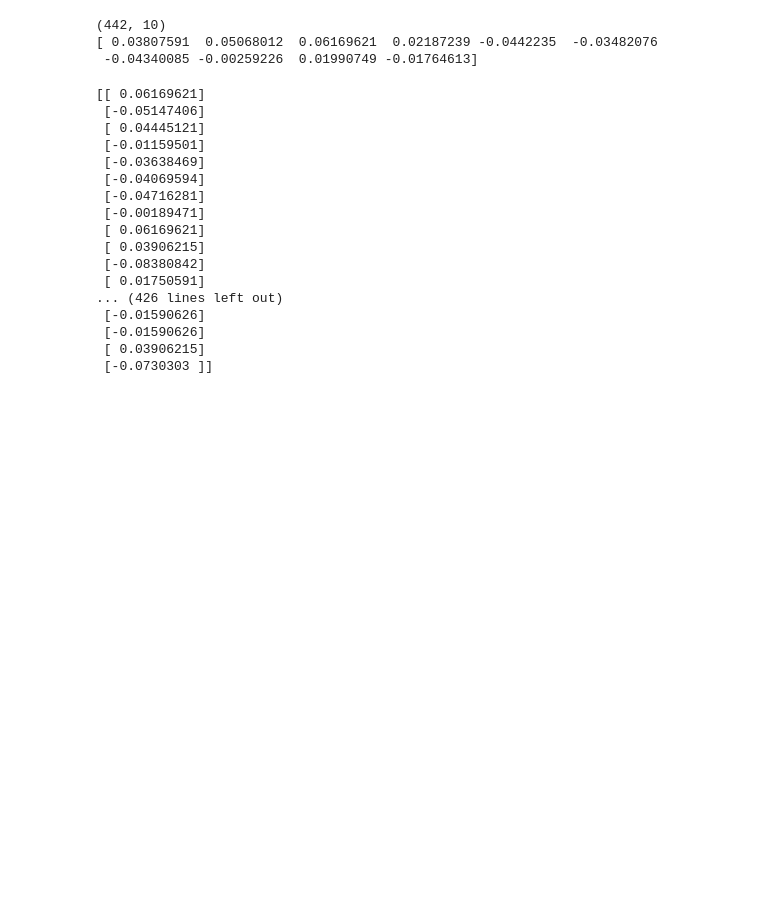
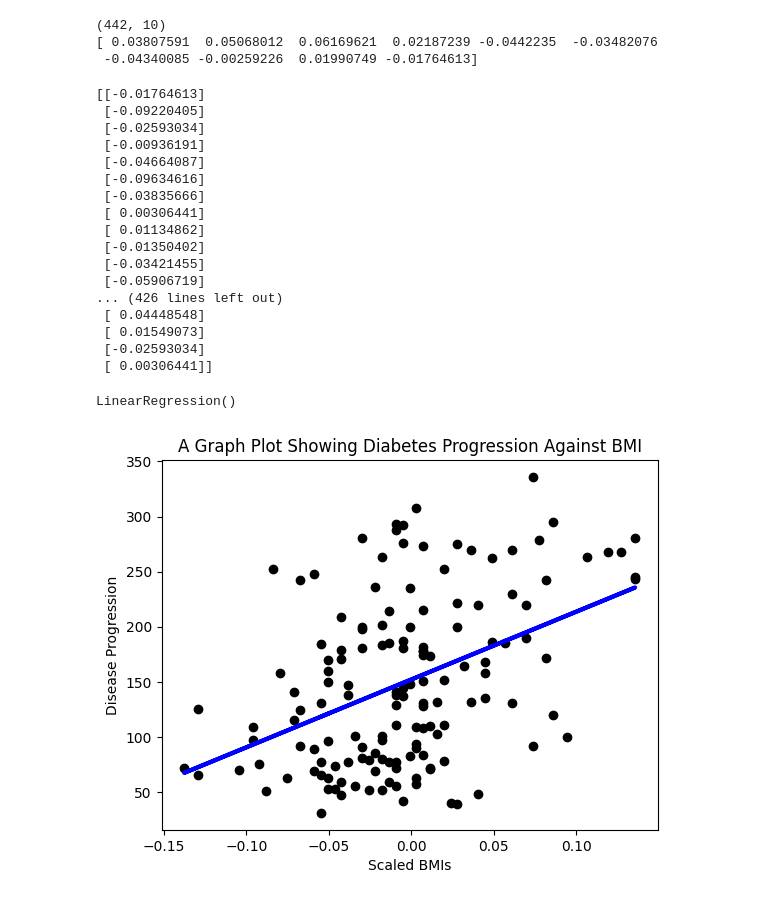
Before and after one commit to brandonstack/ML-For-Beginners, a Jupyter notebook: 2-Regression/1-Tools/notebook.ipynb, the cells around one changed output. Cells and saved outputs as stored; diff of their text form; code cells hidden in the pictures; blank space fills up the shorter version.

```diff
--- a/2-Regression/1-Tools/notebook.ipynb
+++ b/2-Regression/1-Tools/notebook.ipynb
@@ -33,24 +33,42 @@ print(X[0])
 [ 0.03807591  0.05068012  0.06169621  0.02187239 -0.0442235  -0.03482076
  -0.04340085 -0.00259226  0.01990749 -0.01764613]
 # %%
-X1 = X[:, 2]
-X2 = X1.reshape((-1,1))
-print(X2)
+X1 = X[:, 9]
+X = X1.reshape((-1,1))
+print(X)
 # %% [output]
-[[ 0.06169621]
- [-0.05147406]
- [ 0.04445121]
- [-0.01159501]
- [-0.03638469]
- [-0.04069594]
- [-0.04716281]
- [-0.00189471]
- [ 0.06169621]
- [ 0.03906215]
- [-0.08380842]
- [ 0.01750591]
+[[-0.01764613]
+ [-0.09220405]
+ [-0.02593034]
+ [-0.00936191]
+ [-0.04664087]
+ [-0.09634616]
+ [-0.03835666]
+ [ 0.00306441]
+ [ 0.01134862]
+ [-0.01350402]
+ [-0.03421455]
+ [-0.05906719]
 ... (426 lines left out)
- [-0.01590626]
- [-0.01590626]
- [ 0.03906215]
- [-0.0730303 ]]
+ [ 0.04448548]
+ [ 0.01549073]
+ [-0.02593034]
+ [ 0.00306441]]
+# %%
+X_train, X_test, y_train, y_test = model_selection.train_test_split(X, y, test_size=0.33)
+# %%
+model = linear_model.LinearRegression()
+model.fit(X_train, y_train)
+# %% [output]
+LinearRegression()
+# %%
+y_pred = model.predict(X_test)
+# %%
+plt.scatter(X_test, y_test,  color='black')
+plt.plot(X_test, y_pred, color='blue', linewidth=3)
+plt.xlabel('Scaled BMIs')
+plt.ylabel('Disease Progression')
+plt.title('A Graph Plot Showing Diabetes Progression Against BMI')
+plt.show()
+# %% [output]
+[figure, added]
```
Also changed, not shown: 1 other file.
